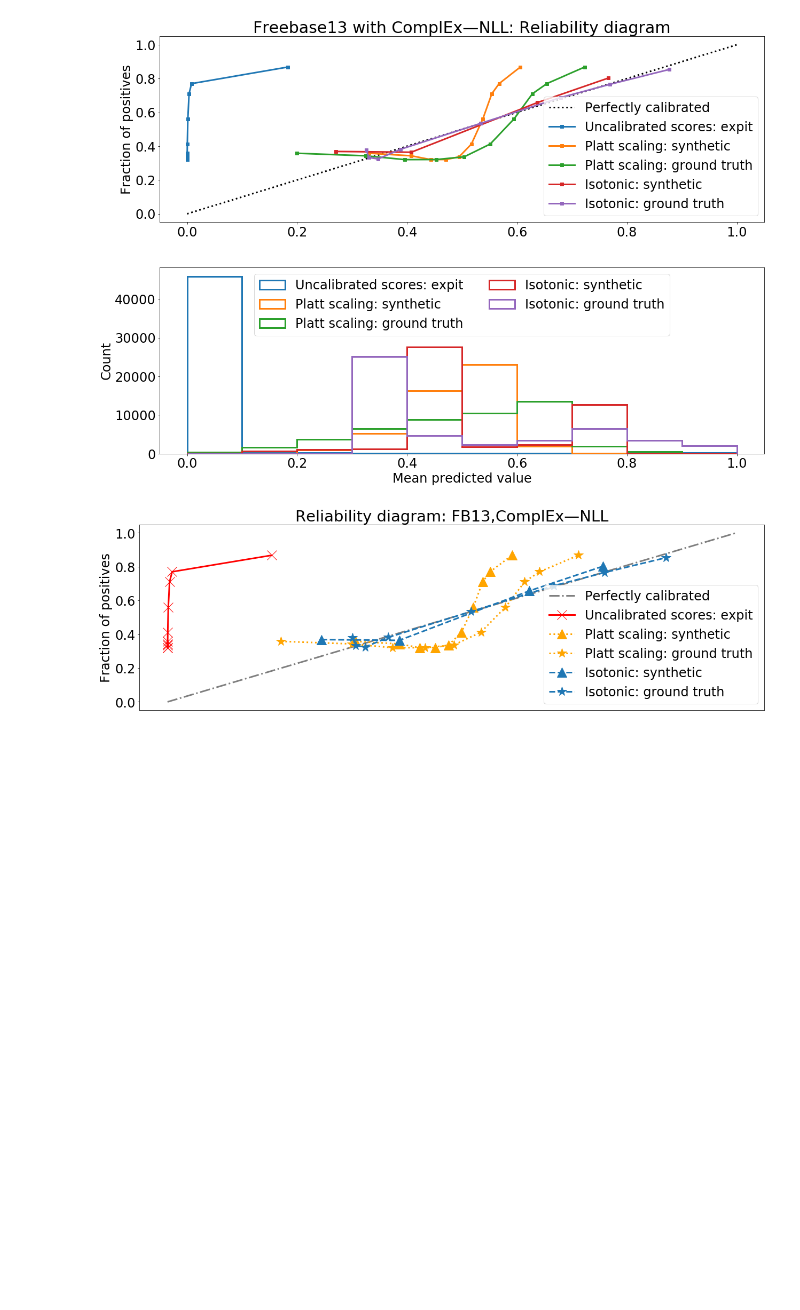
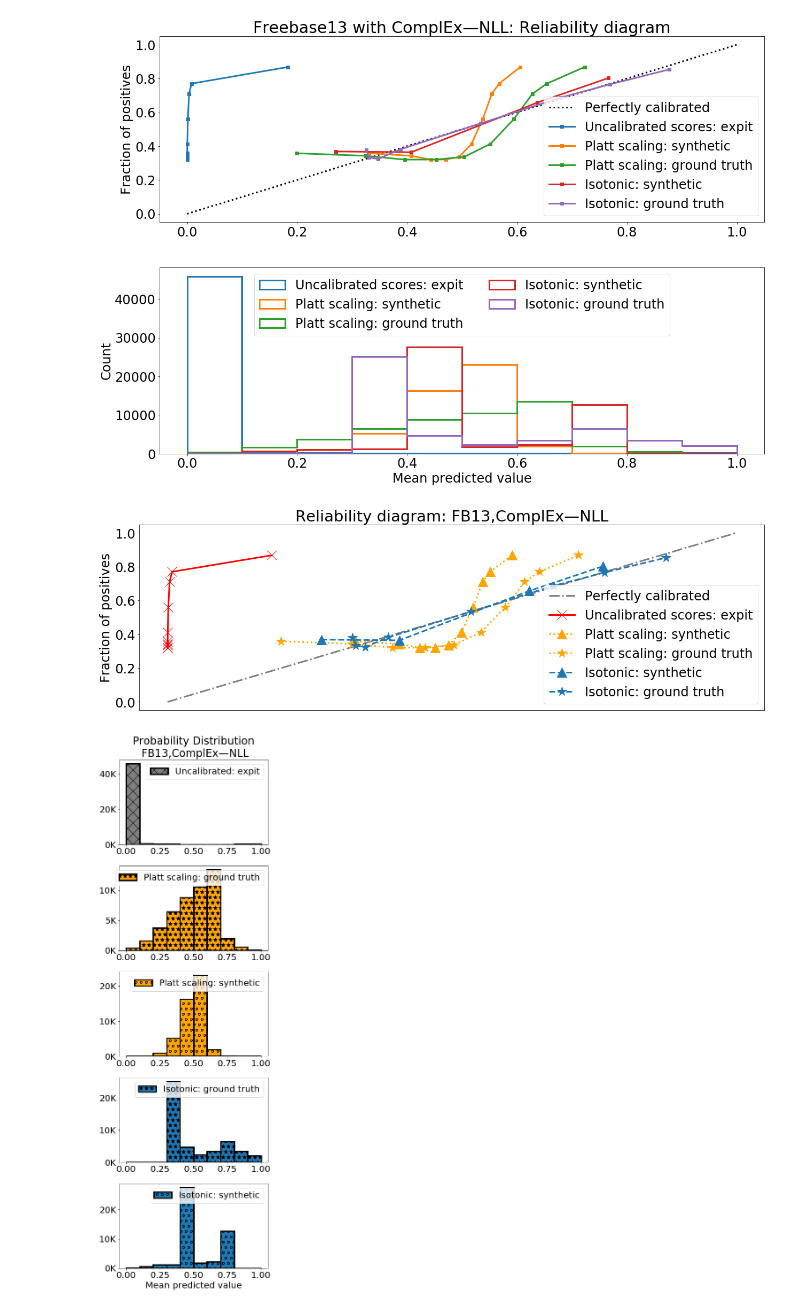
Before and after one commit to Accenture/AmpliGraph, a Jupyter notebook: iclr_paper_notebooks/diagrams/AmpliGraph Calibration Freebase13 Reliability Diagram ComplEx-NLL.ipynb, the cells around one changed output. Drawn from its saved outputs; the diff is of its cells as text; code cells hidden in the pictures; blank space fills up the shorter version.

```diff
--- a/iclr_paper_notebooks/diagrams/AmpliGraph Calibration Freebase13 Reliability Diagram ComplEx-NLL.ipynb
+++ b/iclr_paper_notebooks/diagrams/AmpliGraph Calibration Freebase13 Reliability Diagram ComplEx-NLL.ipynb
@@ -218,3 +218,57 @@ ax1.set_xticks([])
 plt.tight_layout()
 # %% [output]
 [figure]
+# %%
+from matplotlib import ticker
+
+plt.rcParams.update({'font.size': 20, 'axes.titlesize': 24})
+
+fig = plt.figure(figsize=(6, 18))
+ax1 = plt.subplot2grid((5, 1), (0, 0))
+ax2 = plt.subplot2grid((5, 1), (1, 0))
+ax3 = plt.subplot2grid((5, 1), (2, 0))
+ax4 = plt.subplot2grid((5, 1), (3, 0))
+ax5 = plt.subplot2grid((5, 1), (4, 0))
+
+
+@ticker.FuncFormatter
+def thousands_formatter(x, pos):
+    return '%dK' % (x*1e-3)
+
+ax1.yaxis.set_major_formatter(thousands_formatter)
+ax2.yaxis.set_major_formatter(thousands_formatter)
+ax3.yaxis.set_major_formatter(thousands_formatter)
+ax4.yaxis.set_major_formatter(thousands_formatter)
+ax5.yaxis.set_major_formatter(thousands_formatter)
+
+
+ax1.set_title('Probability Distribution\n FB13,ComplEx—NLL')
+ax1.hist(expit(scores), range=(0, 1), bins=10,
+         histtype="bar", lw=3, color="tab:gray", ec="black", hatch='x', label="Uncalibrated: expit")
+ax1.legend(loc="upper right", ncol=1)
+
+
+ax2.hist(probas2, range=(0, 1), bins=10,
+         histtype="bar", lw=3, color="orange", ec="black", hatch='*', label="Platt scaling: ground truth")
+ax2.legend(loc="upper right", ncol=1)
+
+
+ax3.hist(probas1, range=(0, 1), bins=10,
+         histtype="bar", lw=3, color="orange", ec="black", hatch="o", label="Platt scaling: synthetic")
+ax3.legend(loc="upper right", ncol=1)
+
+
+ax4.hist(probas3, range=(0, 1), bins=10,
+         histtype="bar", lw=3, color="tab:blue", ec="black", hatch='*', label="Isotonic: ground truth")
+ax4.legend(loc="upper right", ncol=1)
+
+
+ax5.hist(probas5, range=(0, 1), bins=10,
+         histtype="bar", lw=3, color="tab:blue", ec="black", hatch='o', label="Isotonic: synthetic")
+ax5.set_xlabel("Mean predicted value")
+ax5.legend(loc="upper right", ncol=1)
+
+
+plt.tight_layout()
+# %% [output]
+[figure, added]
```
